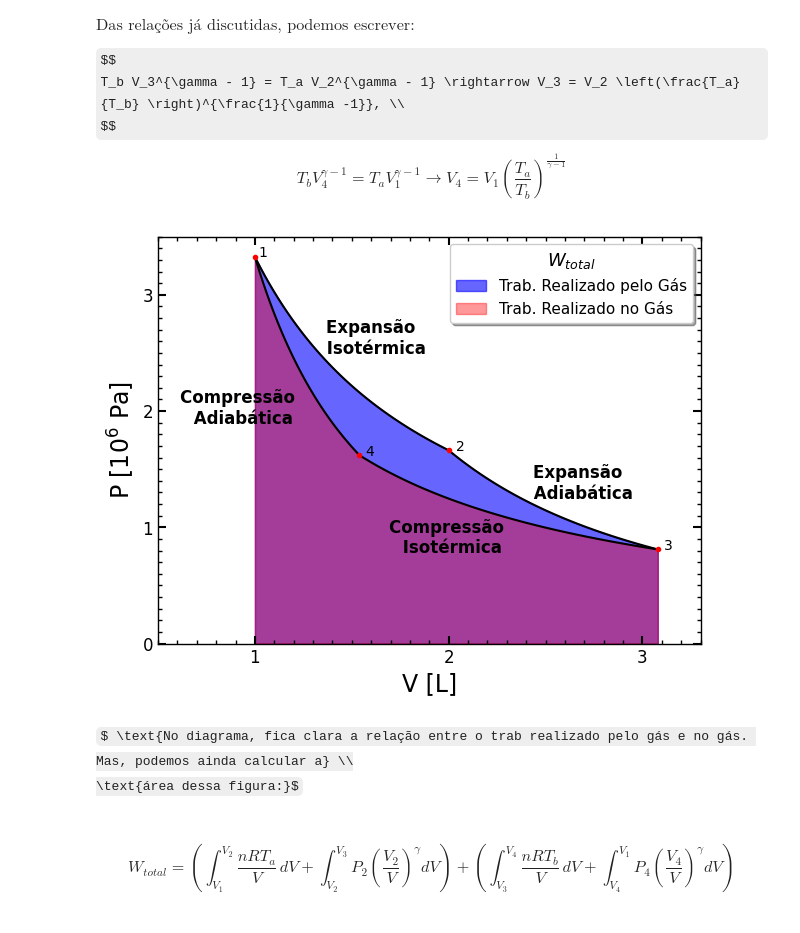
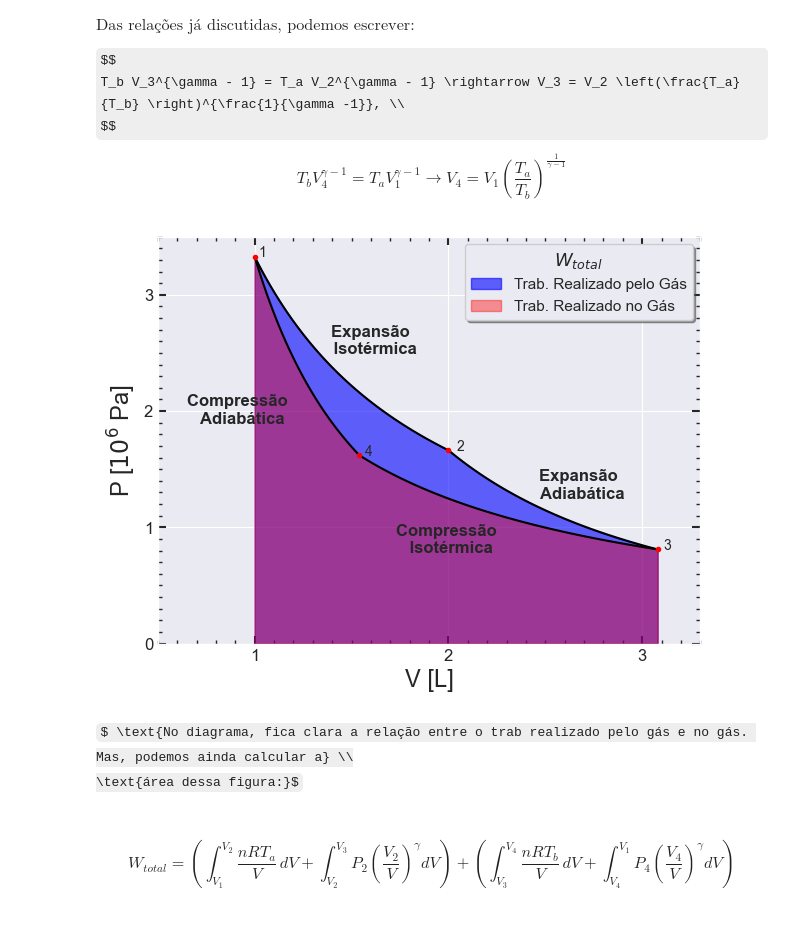
Before and after one commit to luckjb2605/Carnot_cycle_share, a Jupyter notebook: Trabalho/diagrama_pv/diagrama_pv.ipynb, the cells around one changed output. Drawn from its saved outputs; the diff is of its cells as text; code cells hidden in the pictures; some formulas as TeX source.

```diff
--- a/Trabalho/diagrama_pv/diagrama_pv.ipynb
+++ b/Trabalho/diagrama_pv/diagrama_pv.ipynb
@@ -55,6 +55,8 @@ import numpy as np
 import matplotlib.pyplot as plt
 import matplotlib.ticker as ticker
 from scipy.constants import R
+
+plt.style.use('seaborn-v0_8-darkgrid')
 
 gamma = 5/3
 n = 1
@@ -130,34 +132,34 @@ ax.set_ylim(0, 3.5)
 ax.set_aspect(0.6)
 
 plt.legend(
     title = '$W_{total}$',
     title_fontsize = 13,
     fontsize = 11,
     frameon = True,
     shadow = True,
     fancybox = True,
 )
 
 ax.xaxis.set_major_locator(ticker.MultipleLocator(1))
 ax.yaxis.set_major_locator(ticker.MultipleLocator(1))
 
 ax.xaxis.set_minor_locator(ticker.MultipleLocator(0.1))
 ax.yaxis.set_minor_locator(ticker.MultipleLocator(0.1))
 
 ax.tick_params(axis='both', which='major',
                direction='in', length=6, width=1.5, labelsize=12,
                top=True, right=True)
 
 ax.tick_params(axis='both', which='minor',
                direction='in', length=3, width=1, labelsize=0,
                top=True, right=True)
 
 for spine in ax.spines.values():
     spine.set_linewidth(1)
 
 plt.show()
 # %% [output]
-[figure, old version]
+[figure, new version]
 # %% [markdown]
 $ \text{No diagrama, fica clara a relação entre o trab realizado pelo gás e no gás. Mas, podemos ainda calcular a} \\
 \text{área dessa figura:}$
```
Also changed, not shown: 3 other files.
